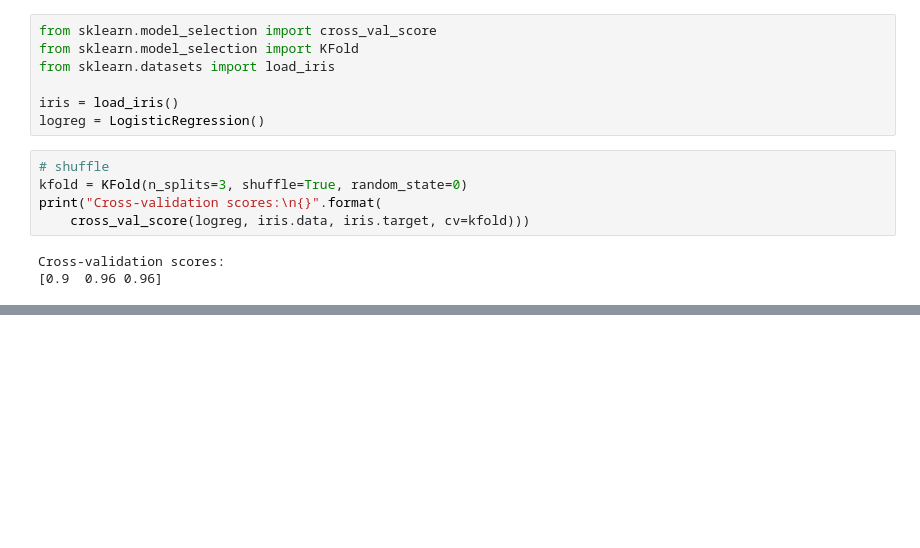
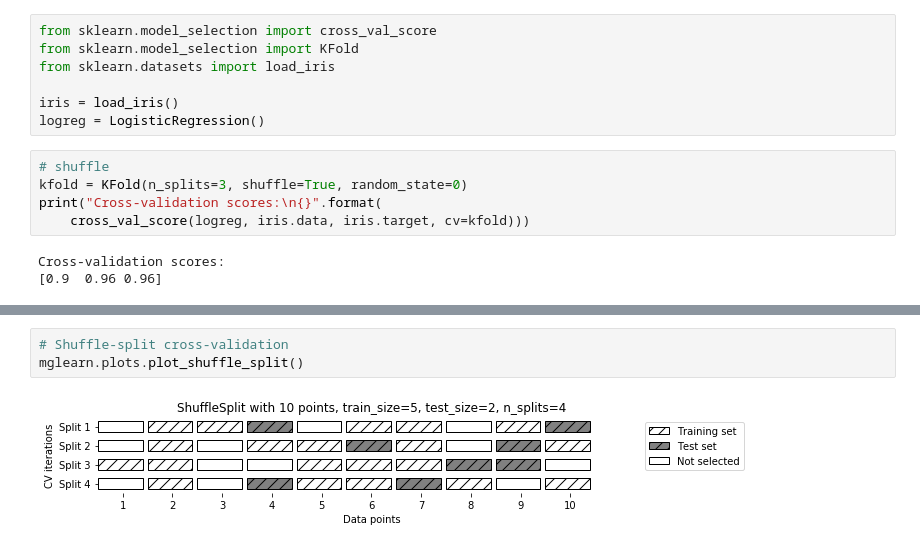
Before and after one commit to ryusei6/Introduction-to-Machine-Learning-with-Python, a Jupyter notebook: ch05/cross_validation/stratified_k_Fold_cross_validation.ipynb, the cells around one changed output, grey strips where cells are left out. Drawn from its saved outputs; the diff is of its cells as text; blank space fills up the shorter version.

```diff
--- a/ch05/cross_validation/stratified_k_Fold_cross_validation.ipynb
+++ b/ch05/cross_validation/stratified_k_Fold_cross_validation.ipynb
@@ -34,0 +49,5 @@ Cross-validation scores:
+# %%
+# Shuffle-split cross-validation
+mglearn.plots.plot_shuffle_split()
+# %% [output]
+[figure, added]
```
Also changed, not shown: parts of 7 cells of this notebook.
